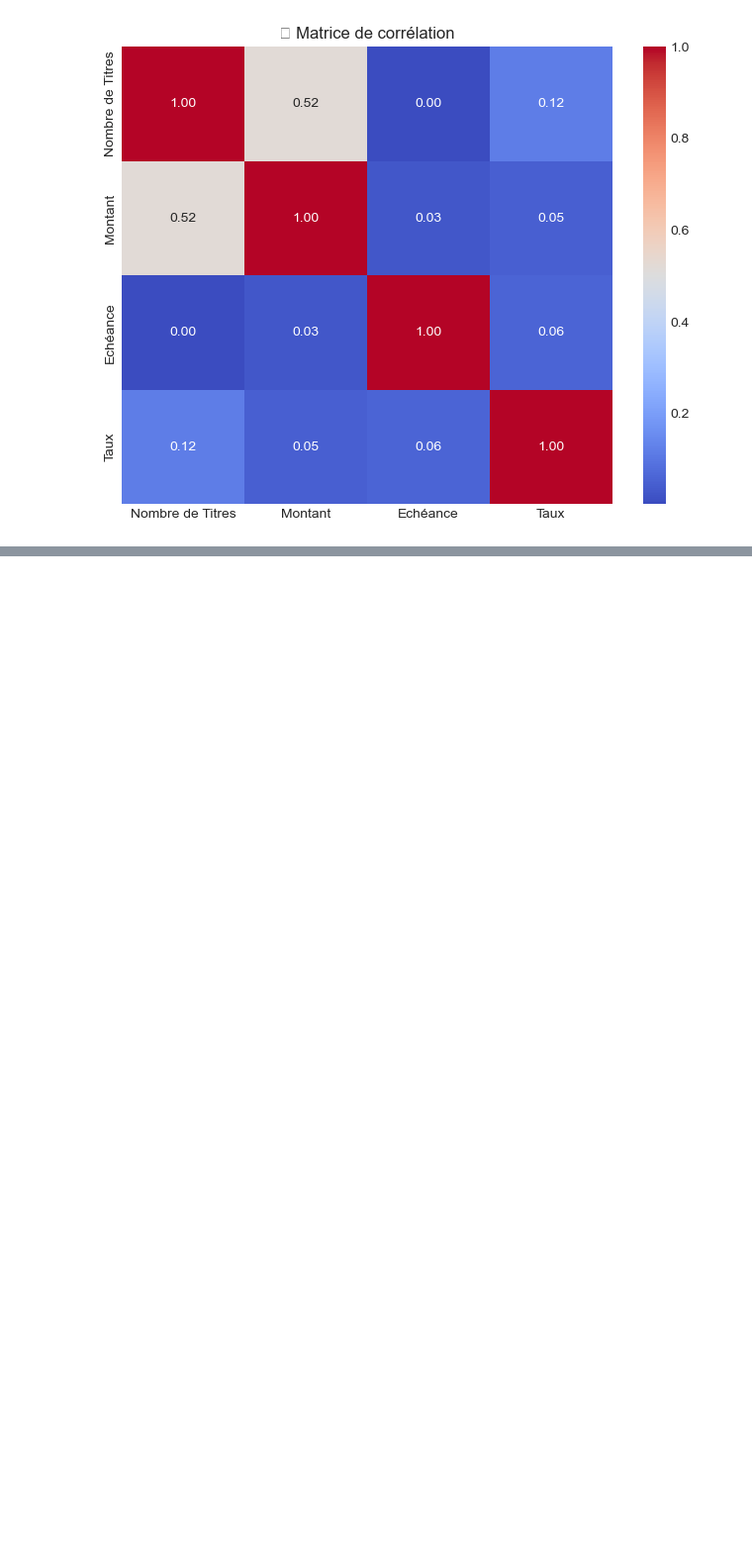
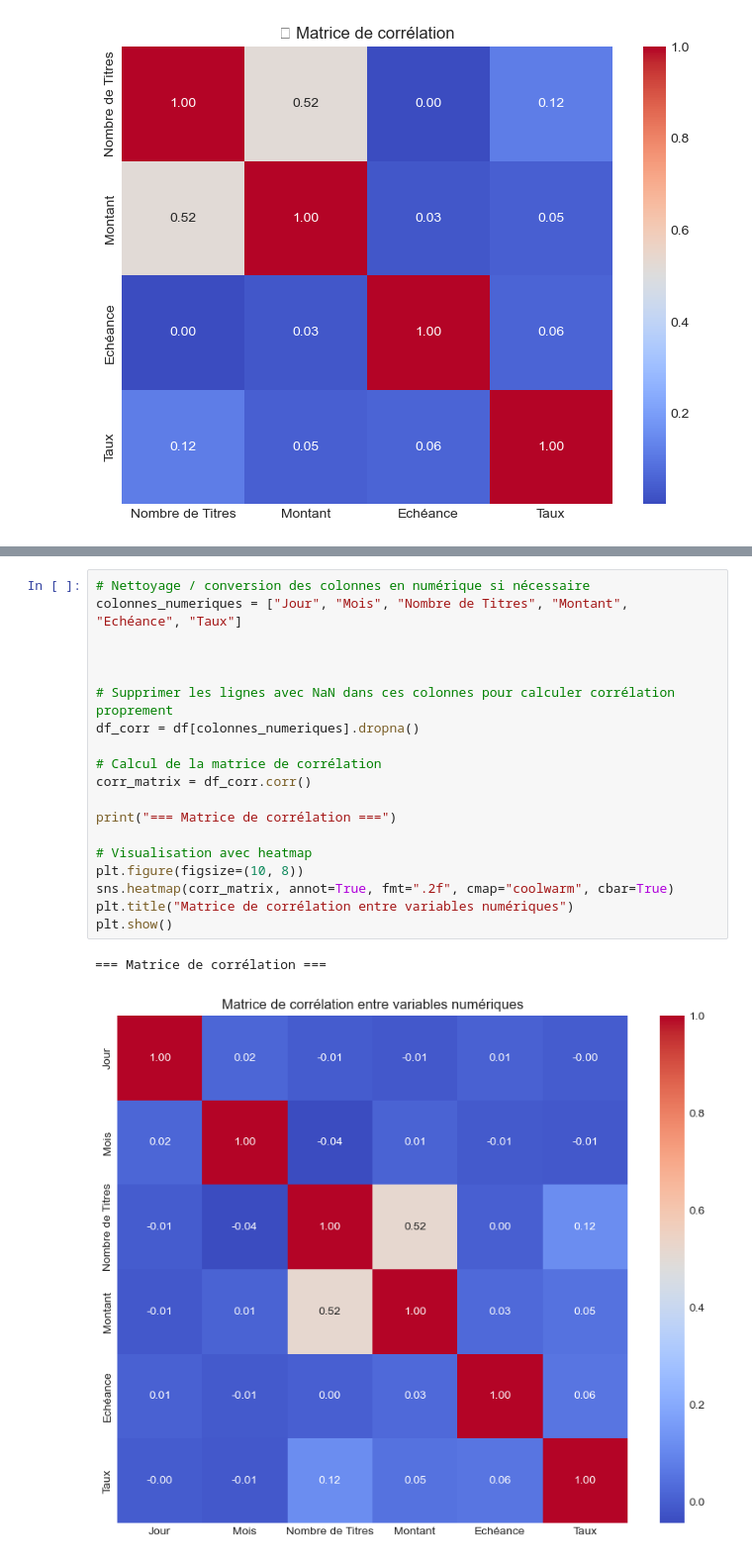
Before and after one commit to KADRSO2810/AMEN_AI, a Jupyter notebook: day 8/DataUnderstanding 4.0.ipynb, the cells around one changed output, grey strips where cells are left out. Shown at 99% size. Cells and saved outputs as stored; diff of their text form; blank space fills up the shorter version.

```diff
--- a/day 8/DataUnderstanding 4.0.ipynb
+++ b/day 8/DataUnderstanding 4.0.ipynb
@@ -136,0 +177,22 @@ plt.show()
+# %%
+# Nettoyage / conversion des colonnes en numérique si nécessaire
+colonnes_numeriques = ["Jour", "Mois", "Nombre de Titres", "Montant", "Echéance", "Taux"]
+
+
+
+# Supprimer les lignes avec NaN dans ces colonnes pour calculer corrélation proprement
+df_corr = df[colonnes_numeriques].dropna()
+
+# Calcul de la matrice de corrélation
+corr_matrix = df_corr.corr()
+
+print("=== Matrice de corrélation ===")
+
+# Visualisation avec heatmap
+plt.figure(figsize=(10, 8))
+sns.heatmap(corr_matrix, annot=True, fmt=".2f", cmap="coolwarm", cbar=True)
+plt.title("Matrice de corrélation entre variables numériques")
+plt.show()
+# %% [output]
+=== Matrice de corrélation ===
+[figure, added]
```
Also changed, not shown: parts of 10 cells of this notebook, 2 other files.
